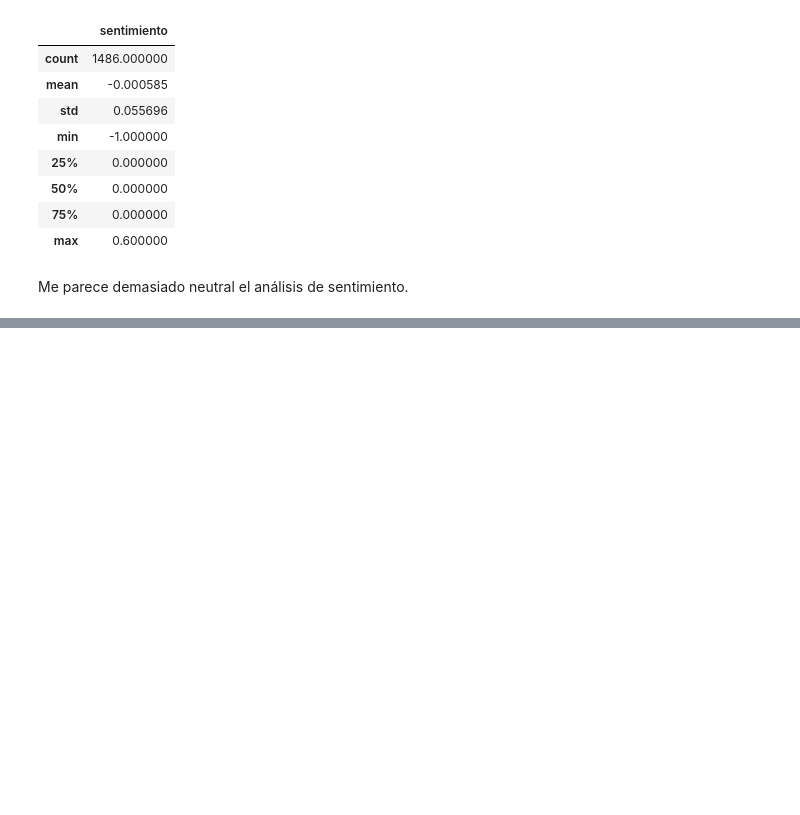
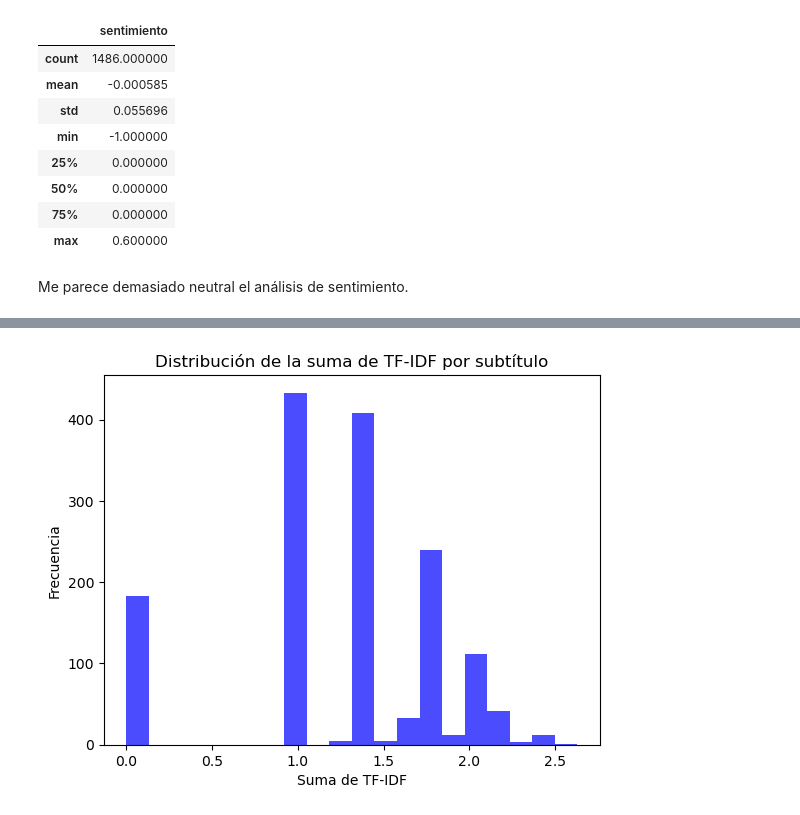
Before and after one commit to innovation-hard/deepLearnPproyFin, a Jupyter notebook: deepLearnProyFin.ipynb, the cells around one changed output, grey strips where cells are left out. Cells and saved outputs as stored; diff of their text form; code cells hidden in the pictures; blank space fills up the shorter version.

```diff
--- a/deepLearnProyFin.ipynb
+++ b/deepLearnProyFin.ipynb
@@ -171,0 +274,7 @@ To download the necessary data, simply run
+# %%
+import nltk
+nltk.download('stopwords')
+from nltk.corpus import stopwords
+
+# Obtener stopwords en español
+stop_words_es = stopwords.words('spanish')
@@ -171,0 +285,12 @@ To download the necessary data, simply run
+# %%
+from sklearn.feature_extraction.text import TfidfVectorizer
+import pandas as pd
+
+# Inicializar el vectorizador TF-IDF
+tfidf = TfidfVectorizer(stop_words=stop_words_es, max_features=500)
+
+# Generar la matriz TF-IDF
+tfidf_matrix = tfidf.fit_transform(df['subtitulo'])
+# %%
+# Convertir la matriz en un DataFrame para inspección
+tfidf_df = pd.DataFrame(tfidf_matrix.toarray(), columns=tfidf.get_feature_names_out())
@@ -171,0 +328,6 @@ To download the necessary data, simply run
+# %%
+# Agregar la suma de TF-IDF de cada subtítulo como una métrica adicional
+df['tfidf_sum'] = tfidf_df.sum(axis=1)
+
+# Combinar con sentimiento
+df[['subtitulo', 'sentimientoVader', 'tfidf_sum']].sort_values('sentimientoVader', ascending=False).head(10)
@@ -171,0 +346,10 @@ To download the necessary data, simply run
+# %%
+import matplotlib.pyplot as plt
+
+plt.hist(df['tfidf_sum'], bins=20, color='blue', alpha=0.7)
+plt.title('Distribución de la suma de TF-IDF por subtítulo')
+plt.xlabel('Suma de TF-IDF')
+plt.ylabel('Frecuencia')
+plt.show()
+# %% [output]
+[figure, added]
```
Also changed, not shown: parts of 27 cells of this notebook, 1 other file.
